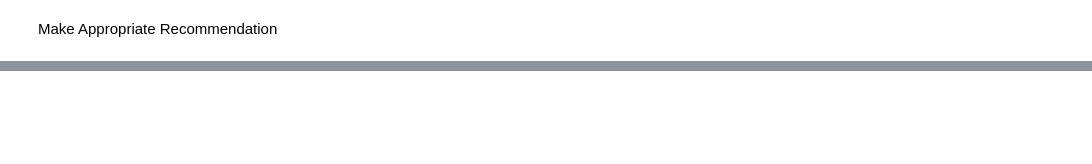
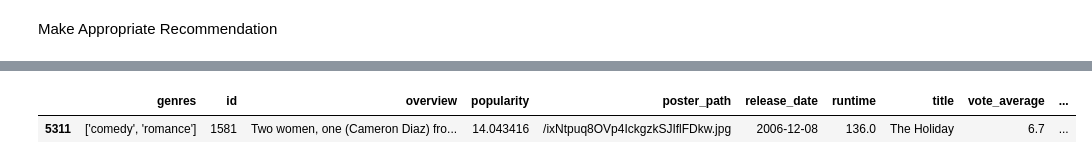
Before and after one commit to mcastelli5/Movie-Recommendation-Engine, a Jupyter notebook: notebooks/make_recommendation.ipynb, the cells around one changed output, grey strips where cells are left out. Cells and saved outputs as stored; diff of their text form; code cells hidden in the pictures; blank space fills up the shorter version.

```diff
--- a/notebooks/make_recommendation.ipynb
+++ b/notebooks/make_recommendation.ipynb
@@ -287,0 +219,5 @@ display(content_recs_df.sort_values(["est", "content_rank"], ascending=[False, T
+# %%
+display(movies[movies.title == "The Holiday"])
+# %% [output]
+|  | genres | id | overview | popularity | poster_path | release_date | runtime | title | vote_average | ... |
+| 5311 | ['comedy', 'romance'] | 1581 | Two women, one (Cameron Diaz) fro... | 14.043416 | /ixNtpuq8OVp4IckgzkSJIflFDkw.jpg | 2006-12-08 | 136.0 | The Holiday | 6.7 | ... |
```
Also changed, not shown: parts of 24 cells of this notebook, 1 other file.
